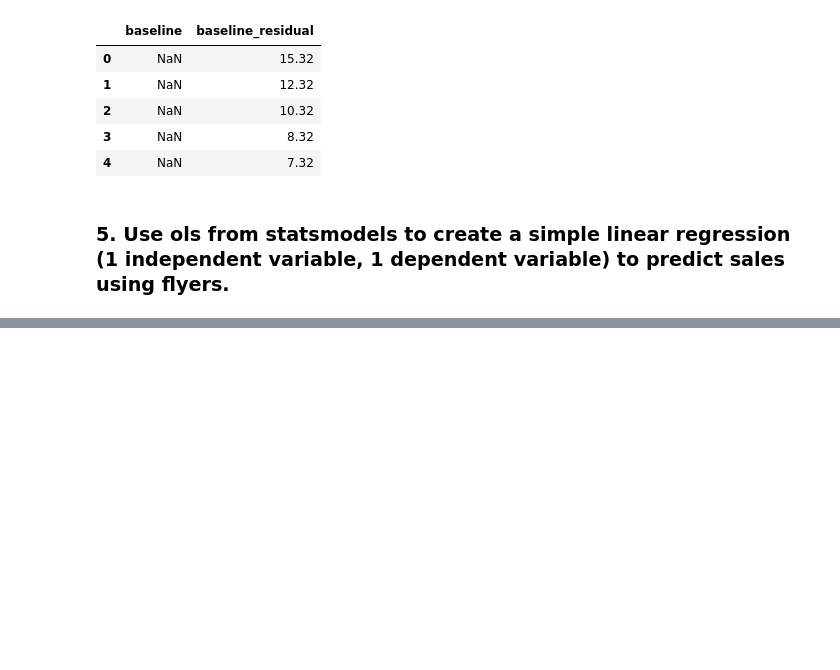
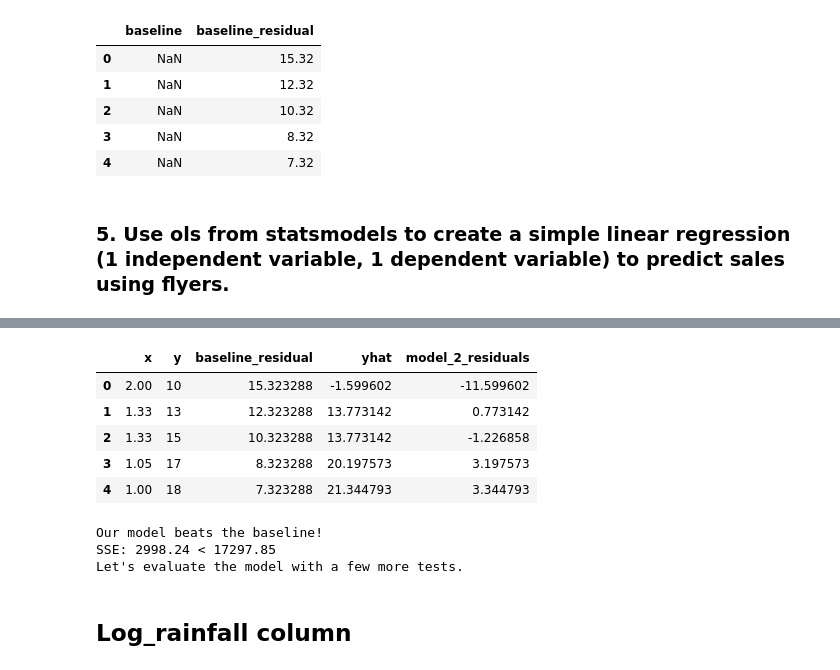
Before and after one commit to dbojado/regression-exercises, a Jupyter notebook: evaluate.ipynb, the cells around one changed output, grey strips where cells are left out. Drawn from its saved outputs; the diff is of its cells as text; code cells hidden in the pictures; blank space fills up the shorter version.

```diff
--- a/evaluate.ipynb
+++ b/evaluate.ipynb
@@ -102,0 +130,17 @@ It makes sense to evaluate this model more deeply.
+# %%
+residuals['baseline_residual'] = df.baseline - df.Sales
+# %%
+model_2 = ols('Sales ~ Rainfall', data=df).fit()
+# %%
+residuals['yhat'] = model_2.predict(df.Rainfall)
+# %%
+residuals['model_2_residuals'] = residuals.yhat - residuals.y
+# %%
+residuals.head()
+# %% [output]
+|  | x | y | baseline_residual | yhat | model_2_residuals |
+| 0 | 2.00 | 10 | 15.323288 | -1.599602 | -11.599602 |
+| 1 | 1.33 | 13 | 12.323288 | 13.773142 | 0.773142 |
+| 2 | 1.33 | 15 | 10.323288 | 13.773142 | -1.226858 |
+| 3 | 1.05 | 17 | 8.323288 | 20.197573 | 3.197573 |
+| 4 | 1.00 | 18 | 7.323288 | 21.344793 | 3.344793 |
@@ -102,0 +150,14 @@ It makes sense to evaluate this model more deeply.
+# %%
+if model_sse < baseline_sse:
+    print("Our model beats the baseline!")
+    print(f"SSE: {model_sse:.2f} < {baseline_sse:.2f}")
+    # print(f"{baseline_sse/model_sse:.2f}")
+    print("Let's evaluate the model with a few more tests.")
+else:
+    print("This model does not outperform the baseline.")
+# %% [output]
+Our model beats the baseline!
+SSE: 2998.24 < 17297.85
+Let's evaluate the model with a few more tests.
+# %% [markdown]
+## Log_rainfall column
```
Also changed, not shown: parts of 63 cells of this notebook.
